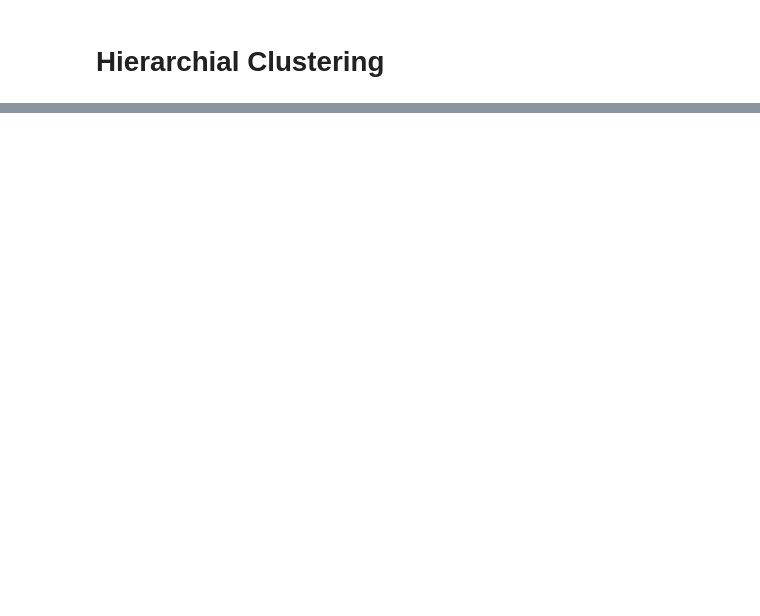
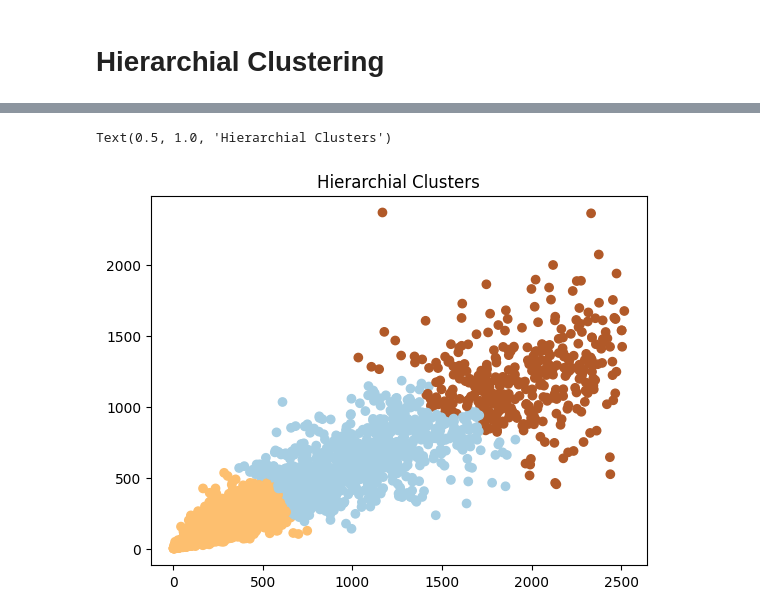
Before and after one commit to Supermjork/K-Kustomer-Klusters, a Jupyter notebook: notebook/cashier.ipynb, the cells around one changed output, grey strips where cells are left out. Drawn from its saved outputs; the diff is of its cells as text; code cells hidden in the pictures; blank space fills up the shorter version.

```diff
--- a/notebook/cashier.ipynb
+++ b/notebook/cashier.ipynb
@@ -432,0 +449,10 @@ plt.axhline(y = 6, color = 'red', linestyle = '--')
+# %%
+# Clustering the hierarchial results
+hier_clust = AgglomerativeClustering(n_clusters = 3)
+hier_fit = hier_clust.fit_predict(cluster_cols)
+
+plt.scatter(cluster_cols[:, 0], cluster_cols[:, 1], c = hier_fit, cmap="Paired")
+plt.title("Hierarchial Clusters")
+# %% [output]
+Text(0.5, 1.0, 'Hierarchial Clusters')
+[figure, added]
```
Also changed, not shown: parts of 7 cells of this notebook.
